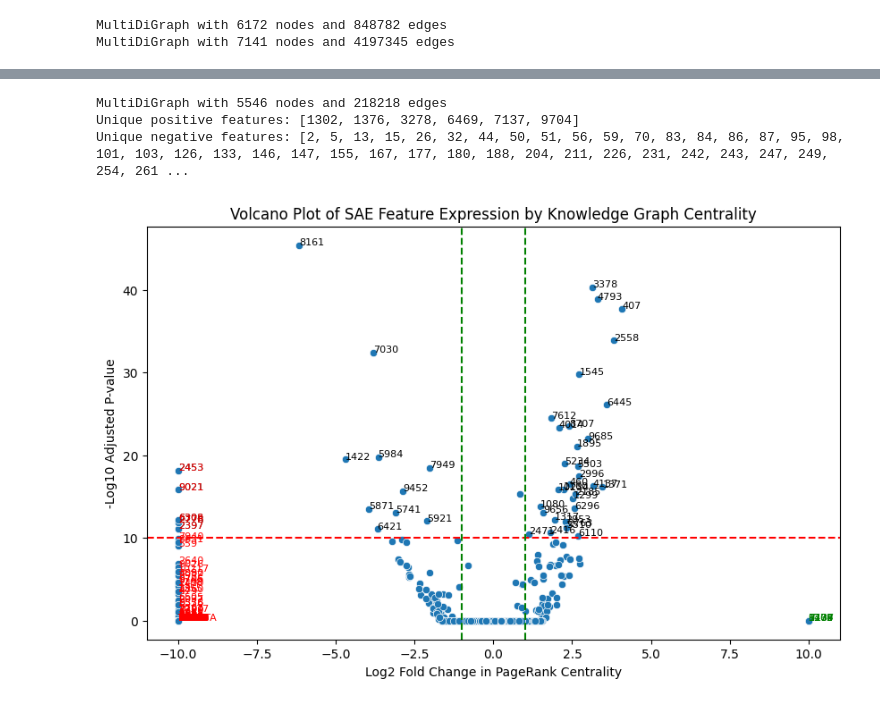
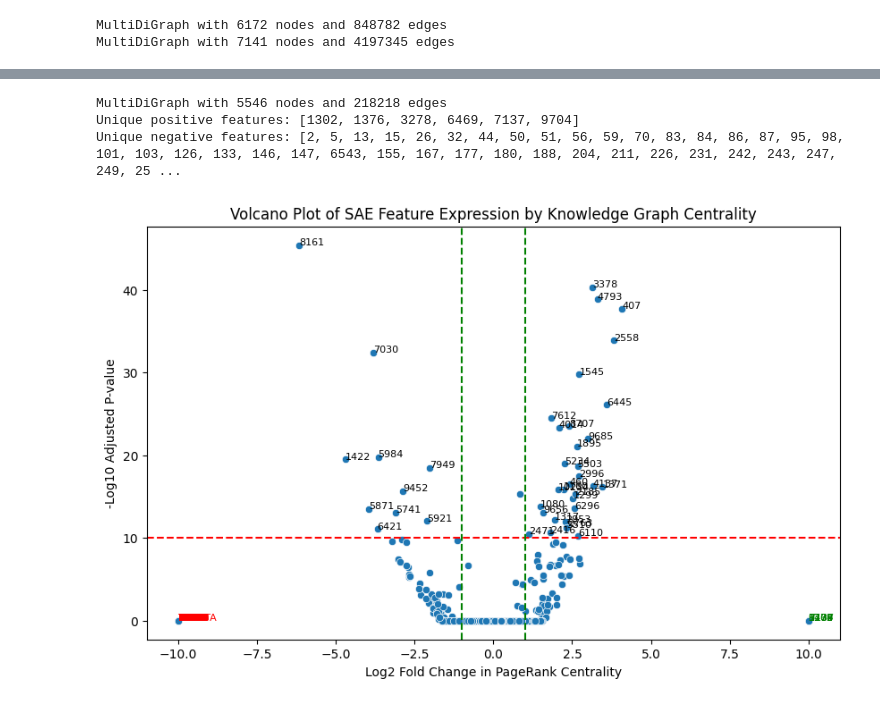
Before and after one commit to ek775/Hidden-State-Genomics, a Jupyter notebook: notebook_stash/KG_feature_diff.ipynb, the cells around one changed output, grey strips where cells are left out. Saved outputs shown, nothing was run; the diff lists cells and outputs as text; code cells hidden in the pictures.

Commit message:
skip p-value calculation for unique features

```diff
--- a/notebook_stash/KG_feature_diff.ipynb
+++ b/notebook_stash/KG_feature_diff.ipynb
@@ -36,19 +36,25 @@ for node in cent_diff.keys():
     pos_value = pos_cent_nodes.get(node, 0)
     neg_value = neg_cent_nodes.get(node, 0)
 
+    calc_p = True
+
     # calculate log2 fold change
     if neg_value == 0:
         cent_diff[node] = 10
+        calc_p = False
     elif pos_value/neg_value == 0:
         cent_diff[node] = -10
+        calc_p = False
     else:
         cent_diff[node] = np.log2(pos_value / neg_value)
     # calculate pairwise t-test p-value (some degree of variance is assumed)
-    p = stats.ttest_ind_from_stats(mean1=pos_value, std1=0.0001, nobs1=10,
-                                   mean2=neg_value, std2=0.0001, nobs2=10,
-                                   equal_var=True).pvalue
-    cent_diff[node] = (cent_diff[node], p)
-
+    if calc_p:
+        p = stats.ttest_ind_from_stats(mean1=pos_value, std1=0.0001, nobs1=10,
+                                       mean2=neg_value, std2=0.0001, nobs2=10,
+                                       equal_var=True).pvalue
+        cent_diff[node] = (cent_diff[node], p)
+    else:
+        cent_diff[node] = (cent_diff[node], 1)
 # apply bonferroni correction
 num_tests = len(cent_diff) * 10 # account for re-sampling / variance assumption in p-value calculation
 for node in cent_diff.keys():
@@ -111,18 +117,25 @@ for node in cent_diff.keys():
     pos_value = pos_cent_nodes.get(node, 0)
     neg_value = neg_cent_nodes.get(node, 0)
 
+    calc_p = True
+
     # calculate log2 fold change
     if neg_value == 0:
         cent_diff[node] = 10
+        calc_p = False
     elif pos_value/neg_value == 0:
         cent_diff[node] = -10
+        calc_p = False
     else:
         cent_diff[node] = np.log2(pos_value / neg_value)
     # calculate pairwise t-test p-value (some degree of variance is assumed)
-    p = stats.ttest_ind_from_stats(mean1=pos_value, std1=0.0001, nobs1=10,
-                                   mean2=neg_value, std2=0.0001, nobs2=10,
-                                   equal_var=True).pvalue
-    cent_diff[node] = (cent_diff[node], p)
+    if calc_p:
+        p = stats.ttest_ind_from_stats(mean1=pos_value, std1=0.0001, nobs1=10,
+                                       mean2=neg_value, std2=0.0001, nobs2=10,
+                                       equal_var=True).pvalue
+        cent_diff[node] = (cent_diff[node], p)
+    else:
+        cent_diff[node] = (cent_diff[node], 1)
 
 # apply bonferroni correction
 num_tests = len(cent_diff) * 10 # account for re-sampling / variance assumption in p-value calculation
@@ -140,32 +153,32 @@ neg_log10_p_values = [-np.log10(p) if p > 0 else 0 for p in p_values]
 adj_p_threshold = 1e-10
 plt.figure(figsize=(10, 6))
 sns.scatterplot(x=log2fc_values, y=neg_log10_p_values)
 plt.title("Volcano Plot of SAE Feature Expression by Knowledge Graph Centrality")
 plt.xlabel("Log2 Fold Change in PageRank Centrality")
 plt.ylabel("-Log10 Adjusted P-value")
 plt.axhline(y=-np.log10(adj_p_threshold), color='r', linestyle='--')
 plt.axvline(x=1, color='g', linestyle='--')
 plt.axvline(x=-1, color='g', linestyle='--')
 # add labels for significant points and outliers
 unique_pos = []
 unique_neg = []
 for node, (log2fc, adj_p) in cent_diff.items():
     if adj_p < adj_p_threshold and abs(log2fc) > 1:
         plt.text(log2fc, -np.log10(adj_p), node, fontsize=8)
     # highlight unique features
     if log2fc == 10:
         plt.text(log2fc, -np.log10(adj_p), node, fontsize=8, color='green')
         unique_pos.append(node)
     elif log2fc == -10:
         plt.text(log2fc, -np.log10(adj_p), node, fontsize=8, color='red')
         unique_neg.append(node)
 
 print("Unique positive features:", unique_pos)
 print("Unique negative features:", unique_neg)
 
 plt.show()
 # %% [output]
 MultiDiGraph with 5546 nodes and 218218 edges
 Unique positive features: [1302, 1376, 3278, 6469, 7137, 9704]
-Unique negative features: [2, 5, 13, 15, 26, 32, 44, 50, 51, 56, 59, 70, 83, 84, 86, 87, 95, 98, 101, 103, 126, 133, 146, 147, 155, 167, 177, 180, 188, 204, 211, 226, 231, 242, 243, 247, 249, 254, 261 ...
+Unique negative features: [2, 5, 13, 15, 26, 32, 44, 50, 51, 56, 59, 70, 83, 84, 86, 87, 95, 98, 101, 103, 126, 133, 146, 147, 6543, 155, 167, 177, 180, 188, 204, 211, 226, 231, 242, 243, 247, 249, 25 ...
-[figure, old version]
+[figure, new version]
```
Also changed, not shown: parts of 1 cell of this notebook.
